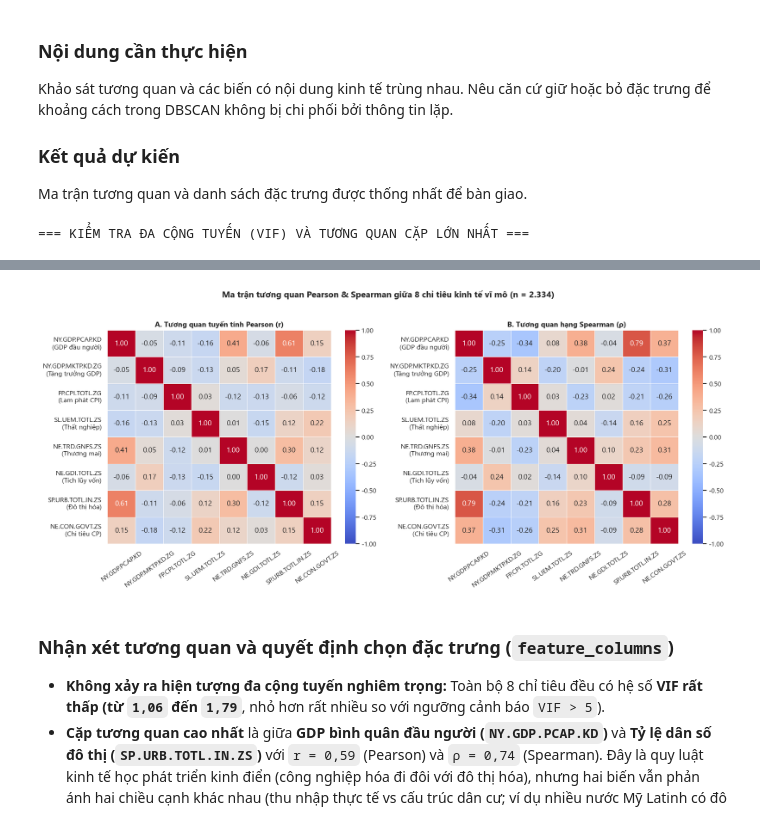
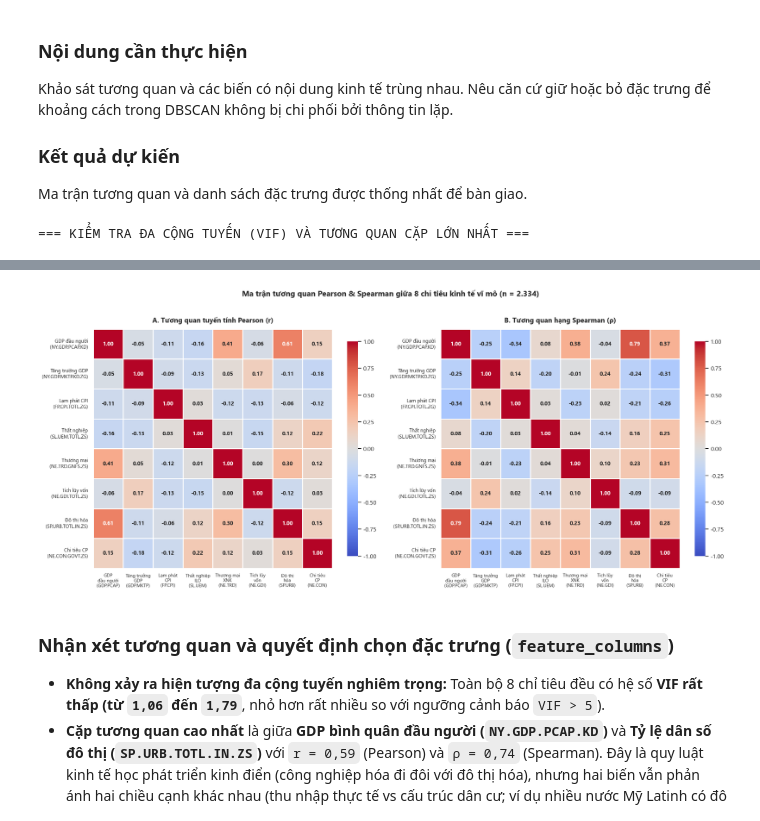
Before and after one commit to nguyenkhang310/DBSCAN, a Jupyter notebook: Duc/notebook/01_tien_xu_ly_du_lieu.ipynb, the cells around one changed output, grey strips where cells are left out. Cells and saved outputs as stored; diff of their text form; code cells hidden in the pictures.

Commit message:
style(duc): align correlation heatmap x-axis labels to cell centers

```diff
--- a/Duc/notebook/01_tien_xu_ly_du_lieu.ipynb
+++ b/Duc/notebook/01_tien_xu_ly_du_lieu.ipynb
@@ -831,10 +831,18 @@ print("=== KIỂM TRA ĐA CỘNG TUYẾN (VIF) VÀ TƯƠNG QUAN CẶP LỚN NH
 display(vif_df)
 
 # 3. Vẽ biểu đồ Heatmap so sánh Pearson và Spearman
-fig, axes = plt.subplots(1, 2, figsize=(16, 6.8))
-short_labels = [f"{c}\n({SHORT_NAMES_VI[c].split(' (')[0]})" for c in FEATURE_COLS]
-
-mask = np.triu(np.ones_like(corr_pearson, dtype=bool), k=1)
+fig, axes = plt.subplots(1, 2, figsize=(18, 7.5))
+y_labels = [f"{SHORT_NAMES_VI[c].split(' (')[0]}\n({c})" for c in FEATURE_COLS]
+x_labels = [
+    "GDP\nđầu người\n(GDP.PCAP)",
+    "Tăng trưởng\nGDP\n(GDP.MKTP)",
+    "Lạm phát\nCPI\n(FP.CPI)",
+    "Thất nghiệp\nILO\n(SL.UEM)",
+    "Thương mại\nXNK\n(NE.TRD)",
+    "Tích lũy\nvốn\n(NE.GDI)",
+    "Đô thị\nhóa\n(SP.URB)",
+    "Chi tiêu\nCP\n(NE.CON)",
+]
 
 sns.heatmap(
     corr_pearson,
@@ -844,52 +852,60 @@ sns.heatmap(
     vmin=-1,
     vmax=1,
     center=0,
-    xticklabels=FEATURE_COLS,
-    yticklabels=short_labels,
+    xticklabels=x_labels,
+    yticklabels=y_labels,
     ax=axes[0],
-    linewidths=0.6,
+    linewidths=0.8,
+    square=True,
+    annot_kws={"size": 10, "weight": "bold"},
+    cbar_kws={"shrink": 0.82},
 )
-axes[0].set_title("A. Tương quan tuyến tính Pearson (r)", fontsize=12, fontweight="bold")
-axes[0].tick_params(axis="x", rotation=35)
+axes[0].set_title("A. Tương quan tuyến tính Pearson (r)", fontsize=12.5, fontweight="bold", pad=12)
+axes[0].set_xticklabels(x_labels, rotation=0, ha="center", fontsize=8.5)
+axes[0].set_yticklabels(y_labels, rotation=0, va="center", fontsize=9)
 
 sns.heatmap(
     corr_spearman,
     annot=True,
     fmt=".2f",
     cmap="coolwarm",
     vmin=-1,
     vmax=1,
     center=0,
-    xticklabels=FEATURE_COLS,
-    yticklabels=short_labels,
+    xticklabels=x_labels,
+    yticklabels=y_labels,
     ax=axes[1],
-    linewidths=0.6,
+    linewidths=0.8,
+    square=True,
+    annot_kws={"size": 10, "weight": "bold"},
+    cbar_kws={"shrink": 0.82},
 )
-axes[1].set_title("B. Tương quan hạng Spearman (ρ)", fontsize=12, fontweight="bold")
-axes[1].tick_params(axis="x", rotation=35)
+axes[1].set_title("B. Tương quan hạng Spearman (ρ)", fontsize=12.5, fontweight="bold", pad=12)
+axes[1].set_xticklabels(x_labels, rotation=0, ha="center", fontsize=8.5)
+axes[1].set_yticklabels(y_labels, rotation=0, va="center", fontsize=9)
 
 plt.suptitle(
     "Ma trận tương quan Pearson & Spearman giữa 8 chỉ tiêu kinh tế vĩ mô (n = 2.334)",
     fontsize=14,
     fontweight="bold",
     y=1.02,
 )
 plt.tight_layout()
 fig_path_05 = DUC_FIG_DIR / "05_ma_tran_tuong_quan.png"
 plt.savefig(fig_path_05, bbox_inches="tight")
 plt.show()
 # %% [output]
 === KIỂM TRA ĐA CỘNG TUYẾN (VIF) VÀ TƯƠNG QUAN CẶP LỚN NHẤT ===
 |  | Mã chỉ tiêu | Tên chỉ tiêu | VIF (Đơn vị gốc) | |r| Pearson lớn nhất với biến khác | |rho| Spearman lớn nhất với biến ... |
 | 0 | NY.GDP.PCAP.KD | GDP đầu người (USD 2015) | 1.9833 | 0.6133 | 0.7872 |
 | 1 | SP.URB.TOTL.IN.ZS | Đô thị hóa (%) | 1.7568 | 0.6133 | 0.7872 |
 | 2 | NE.TRD.GNFS.ZS | Thương mại (% GDP) | 1.2379 | 0.4139 | 0.3846 |
 | 3 | SL.UEM.TOTL.ZS | Thất nghiệp (%) | 1.2161 | 0.2150 | 0.2521 |
 | 4 | NE.CON.GOVT.ZS | Chi tiêu CP (% GDP) | 1.1414 | 0.2150 | 0.3724 |
 | 5 | NY.GDP.MKTP.KD.ZG | Tăng trưởng GDP (%) | 1.0928 | 0.1776 | 0.3105 |
 | 6 | NE.GDI.TOTL.ZS | Tích lũy vốn (% GDP) | 1.0824 | 0.1671 | 0.2431 |
 | 7 | FP.CPI.TOTL.ZG | Lạm phát CPI (%) | 1.0581 | 0.1318 | 0.3414 |
-[figure, old version]
+[figure, new version]
 # %% [markdown]
 ### Nhận xét tương quan và quyết định chọn đặc trưng (`feature_columns`)
 
```
Also changed, not shown: 1 other file.
